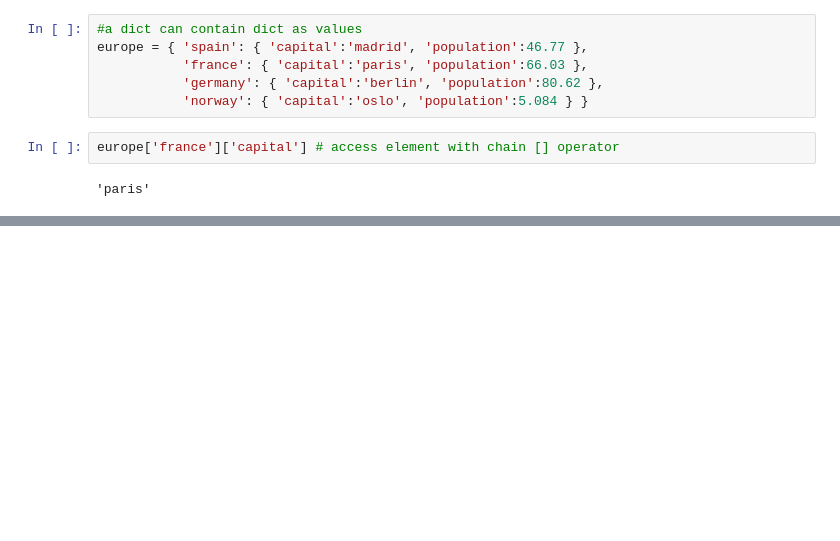
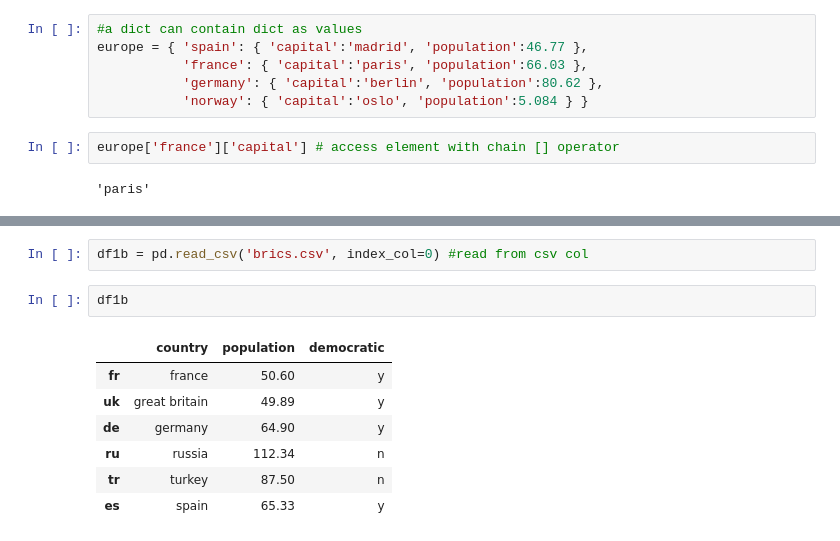
Before and after one commit to slzdevsnp/learn, a Jupyter notebook: intropython4ds2/intro_py4ds_2_nb.ipynb, the cells around one changed output, grey strips where cells are left out. Cells and saved outputs as stored; diff of their text form; blank space fills up the shorter version.

```diff
--- a/intropython4ds2/intro_py4ds_2_nb.ipynb
+++ b/intropython4ds2/intro_py4ds_2_nb.ipynb
@@ -87,0 +107,12 @@ europe['france']['capital'] # access element with chain [] operator
+# %%
+df1b = pd.read_csv('brics.csv', index_col=0) #read from csv col
+# %%
+df1b
+# %% [output]
+|  | country | population | democratic |
+| fr | france | 50.60 | y |
+| uk | great britain | 49.89 | y |
+| de | germany | 64.90 | y |
+| ru | russia | 112.34 | n |
+| tr | turkey | 87.50 | n |
+| es | spain | 65.33 | y |
```
Also changed, not shown: parts of 12 cells of this notebook, 1 other file.
